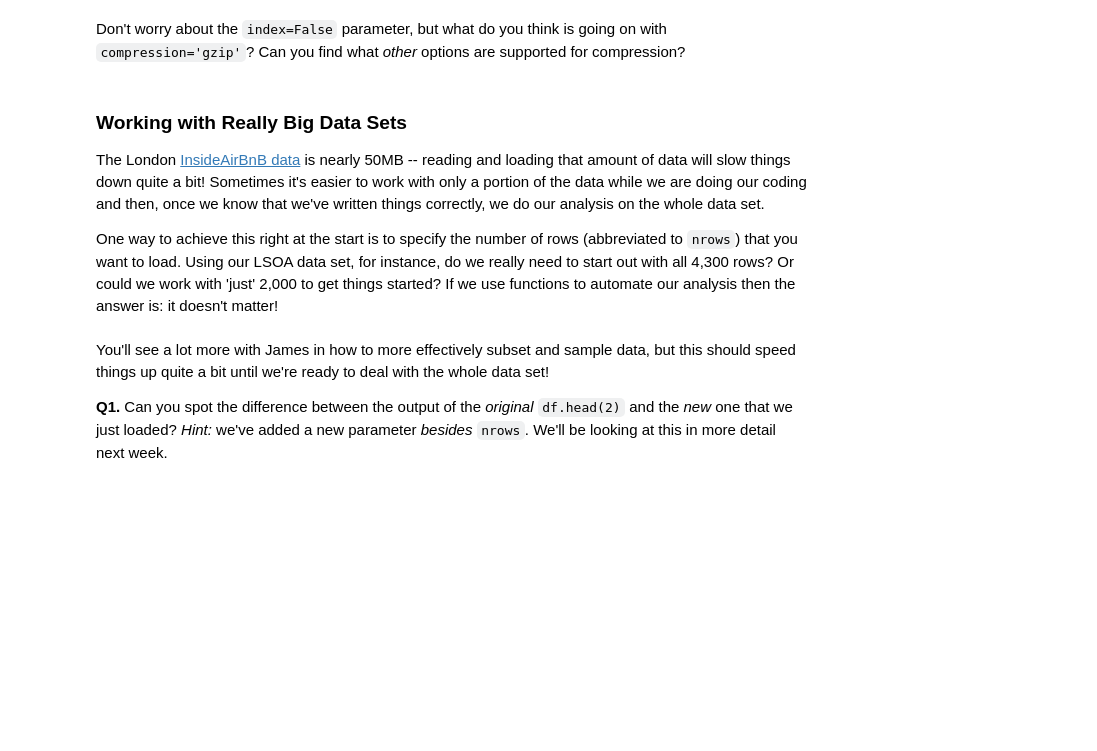
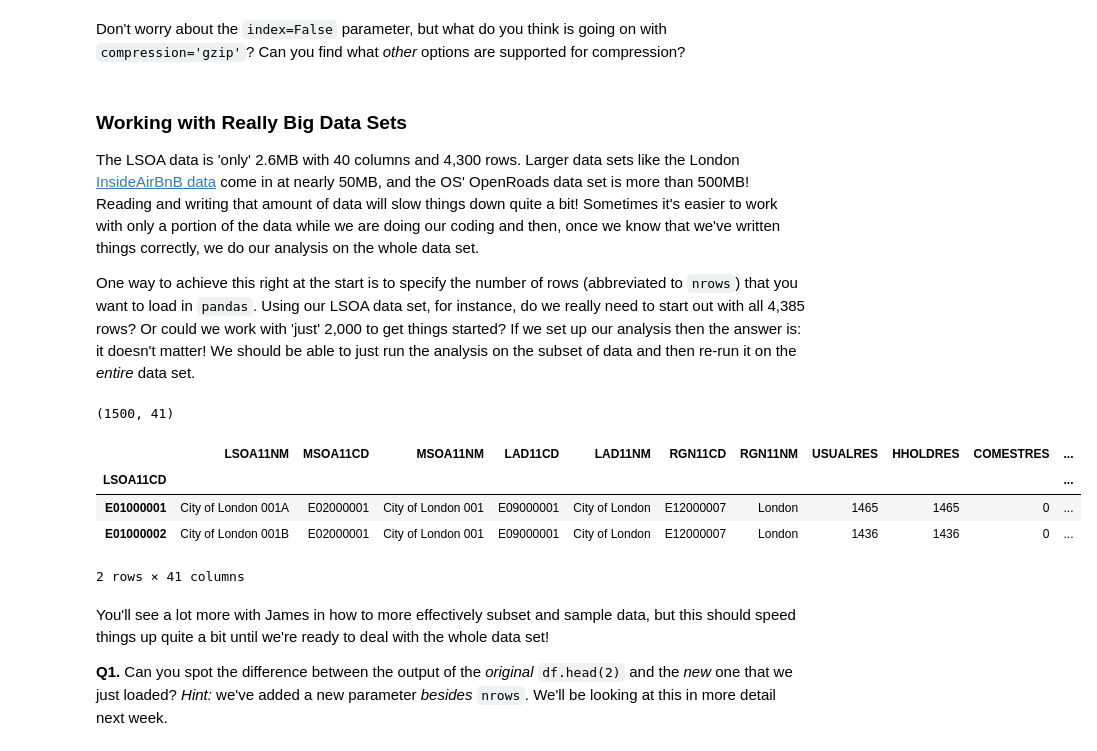
Before and after one commit to kingsgeocomp/geocomputation, a Jupyter notebook: Practical-04-Visualising Data.ipynb, the cells around one changed output. Cells and saved outputs as stored; diff of their text form; code cells hidden in the pictures; blank space fills up the shorter version.

Commit message:
Still tidying up changes required by change of data set and attempt to reduce amount of new material.

```diff
--- a/Practical-04-Visualising Data.ipynb
+++ b/Practical-04-Visualising Data.ipynb
@@ -46,13 +73,22 @@ Don't worry about the `index=False` parameter, but what do you think is going on
 # %% [markdown]
 ### Working with Really Big Data Sets
 
-The London [InsideAirBnB data](http://insideairbnb.com/get-the-data.html) is nearly 50MB -- reading and loading that amount of data will slow things down quite a bit! Sometimes it's easier to work with only a portion of the data while we are doing our coding and then, once we know that we've written things correctly, we do our analysis on the whole data set.
+The LSOA data is 'only' 2.6MB with 40 columns and 4,300 rows. Larger data sets like the London [InsideAirBnB data](http://insideairbnb.com/get-the-data.html) come in at nearly 50MB, and the OS' OpenRoads data set is more than 500MB! Reading and writing that amount of data will slow things down quite a bit! Sometimes it's easier to work with only a portion of the data while we are doing our coding and then, once we know that we've written things correctly, we do our analysis on the whole data set.
 
-One way to achieve this right at the start is to specify the number of rows (abbreviated to `nrows`) that you want to load. Using our LSOA data set, for instance, do we really need to start out with all 4,300 rows? Or could we work with 'just' 2,000 to get things started? If we use functions to automate our analysis then the answer is: it doesn't matter!
+One way to achieve this right at the start is to specify the number of rows (abbreviated to `nrows`) that you want to load in `pandas`. Using our LSOA data set, for instance, do we really need to start out with all 4,385 rows? Or could we work with 'just' 2,000 to get things started? If we set up our analysis then the answer is: it doesn't matter! We should be able to just run the analysis on the subset of data and then re-run it on the _entire_ data set.
 # %%
-df = pd.read_csv('lsoa.csv.gz', index_col=0, nrows=4835) # Try changing the nrows value
+# Try changing the nrows value to 4835 when you copy+paste
+# all of this code into the 'Finally!' section.
+df = pd.read_csv('lsoa.csv.gz', index_col=0, nrows=1500)
 print(df.shape)
 df.head(2)
+# %% [output]
+(1500, 41)
+|  | LSOA11NM | MSOA11CD | MSOA11NM | LAD11CD | LAD11NM | RGN11CD | RGN11NM | USUALRES | HHOLDRES | COMESTRES | ... |
+| LSOA11CD |  |  |  |  |  |  |  |  |  |  | ... |
+| E01000001 | City of London 001A | E02000001 | City of London 001 | E09000001 | City of London | E12000007 | London | 1465 | 1465 | 0 | ... |
+| E01000002 | City of London 001B | E02000001 | City of London 001 | E09000001 | City of London | E12000007 | London | 1436 | 1436 | 0 | ... |
+2 rows × 41 columns
 # %% [markdown]
 You'll see a lot more with James in how to more effectively subset and sample data, but this should speed things up quite a bit until we're ready to deal with the whole data set!
 
```
Also changed, not shown: parts of 6 cells of this notebook.
